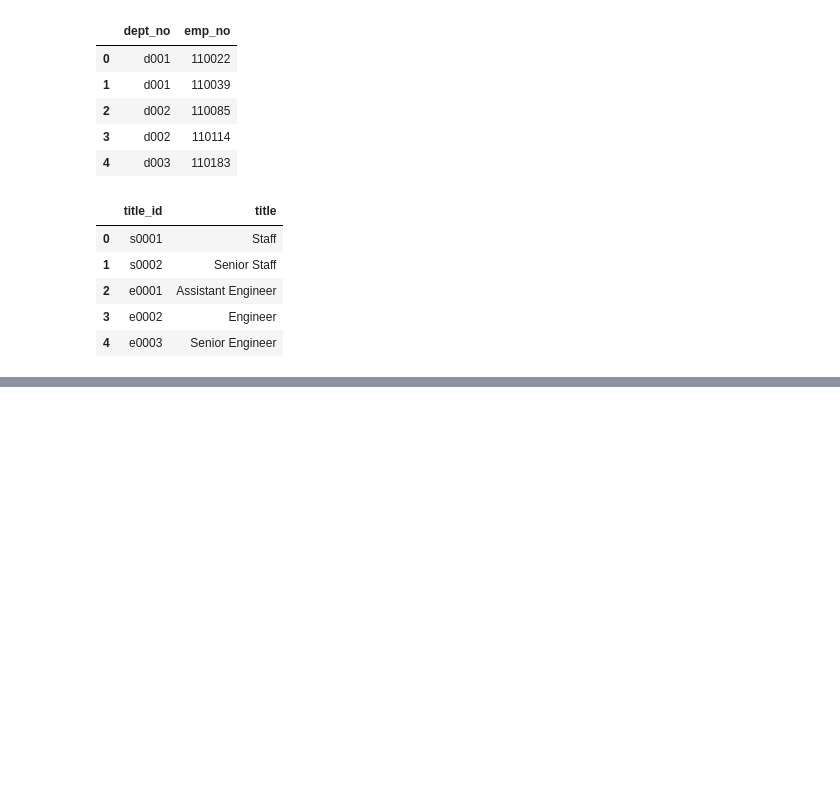
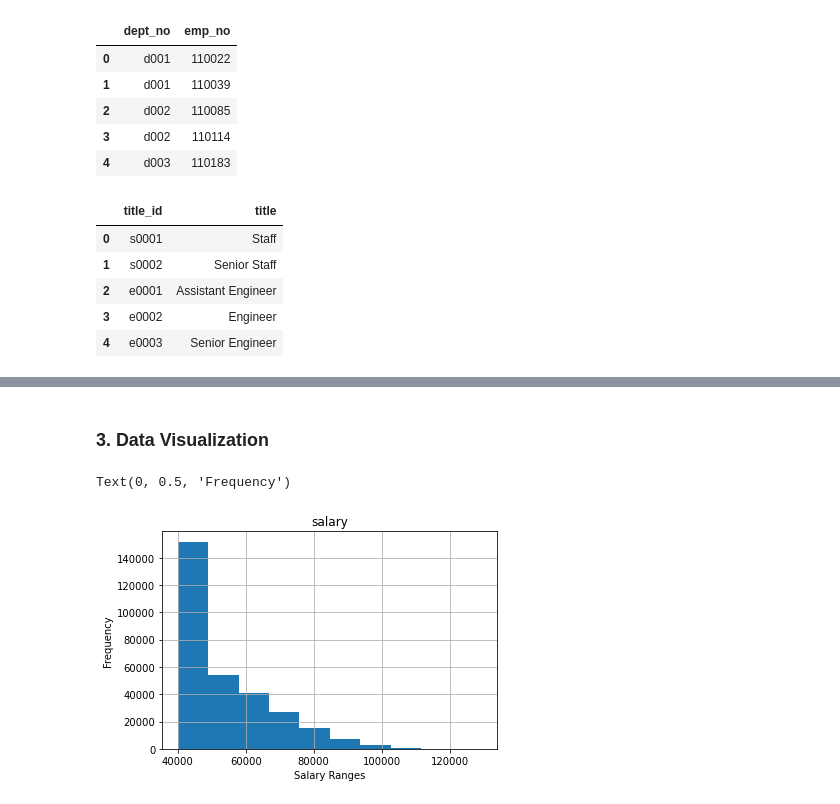
Before and after one commit to vsong3925/EmployeeSQL, a Jupyter notebook: employees_db.ipynb, the cells around one changed output, grey strips where cells are left out. Saved outputs shown, nothing was run; the diff lists cells and outputs as text; code cells hidden in the pictures; blank space fills up the shorter version.

```diff
--- a/employees_db.ipynb
+++ b/employees_db.ipynb
@@ -66,0 +71,4 @@ titles.head()
+# %%
+# Create a merged dataframe of salaries
+employee_salaries = employees.merge(salaries, on='emp_no')
+employee_salaries.head()
@@ -66,0 +82,4 @@ titles.head()
+# %%
+# Create a merged dataframe of titles
+employee_title_salaries = employee_salaries.merge(titles, left_on='emp_title_id', right_on='title_id')
+employee_title_salaries.head()
@@ -66,0 +93,4 @@ titles.head()
+# %%
+# Select titles and salaries
+title_salaries = employee_title_salaries[['title', 'salary']]
+title_salaries.head()
@@ -66,0 +117,10 @@ titles.head()
+# %% [markdown]
+### 3. Data Visualization
+# %%
+# Create histogram chart
+title_salaries.hist(column='salary')
+plt.xlabel("Salary Ranges")
+plt.ylabel("Frequency")
+# %% [output]
+Text(0, 0.5, 'Frequency')
+[figure, added]
```
Also changed, not shown: parts of 8 cells of this notebook.
